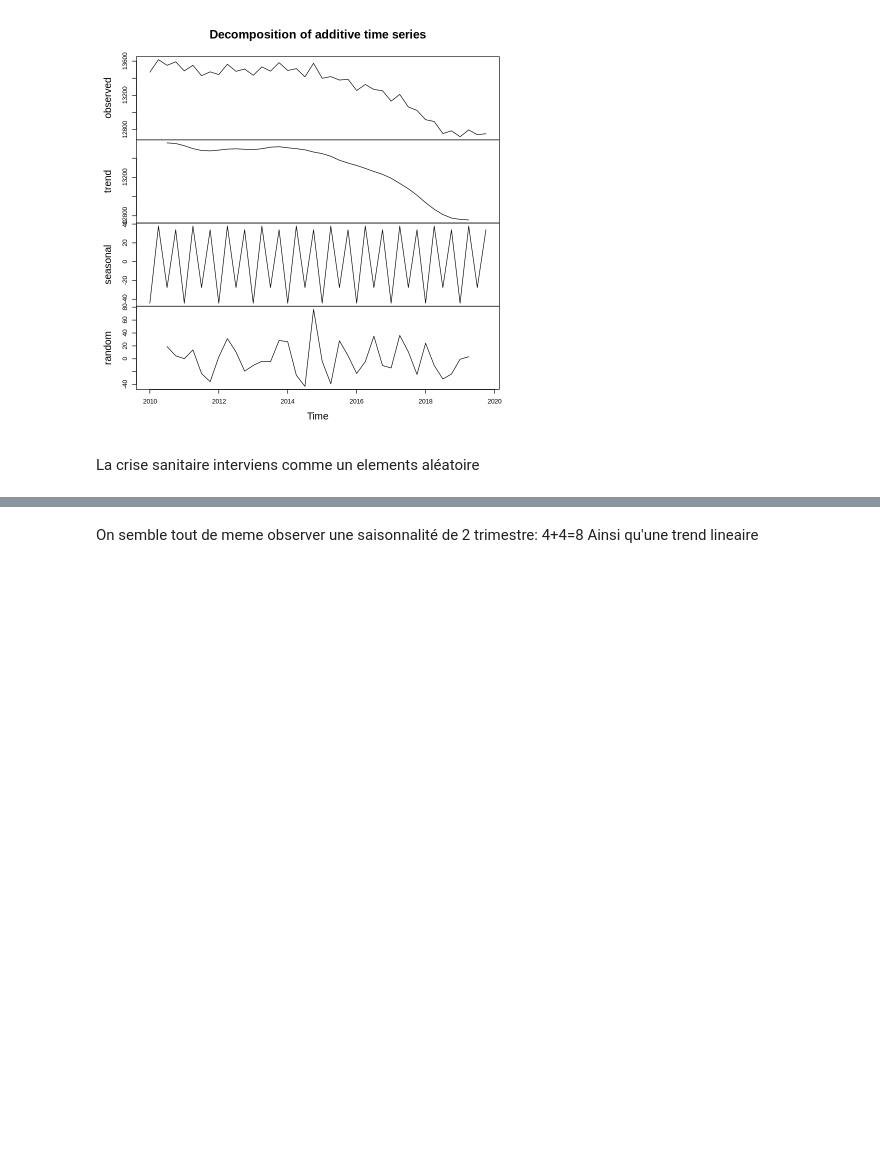
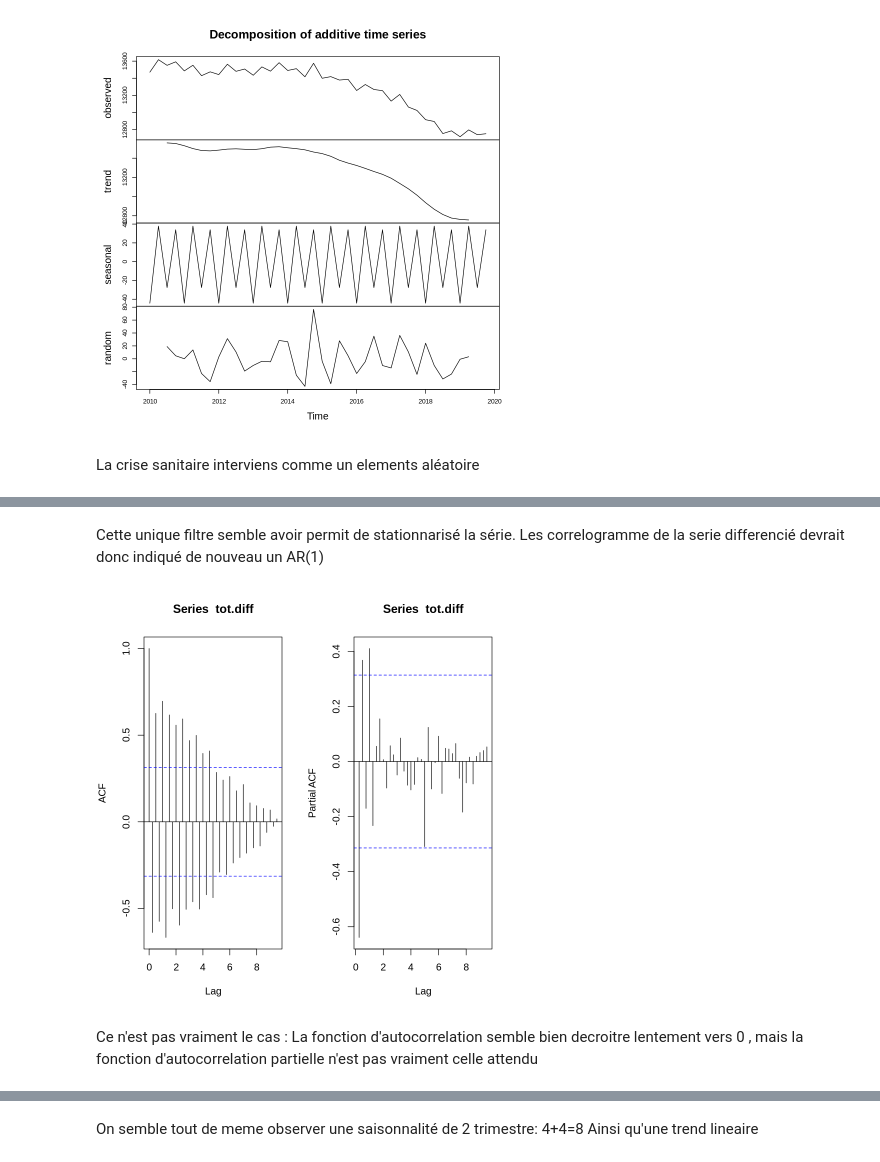
Before and after one commit to Jay-boo/TimeSeries_ACOSS, a Jupyter notebook: main.ipynb, the cells around one changed output, grey strips where cells are left out. Drawn from its saved outputs; the diff is of its cells as text; code cells hidden in the pictures; blank space fills up the shorter version.

```diff
--- a/main.ipynb
+++ b/main.ipynb
@@ -408,0 +449,11 @@ La crise sanitaire interviens comme un elements aléatoire
+# %% [markdown]
+Cette unique filtre semble avoir permit de stationnarisé la série.
+Les correlogramme de la serie differencié devrait donc indiqué de nouveau un AR(1)
+# %%
+par(mfrow=c(1,2),mar=c(5,4,4,2))
+acf(tot.diff,lag=100)
+pacf(tot.diff,lag=100)
+# %% [output]
+[figure, added]
+# %% [markdown]
+Ce n'est pas vraiment le cas : La fonction d'autocorrelation semble bien decroitre lentement vers 0 , mais la fonction d'autocorrelation partielle n'est pas vraiment celle attendu
```
Also changed, not shown: parts of 22 cells of this notebook.
